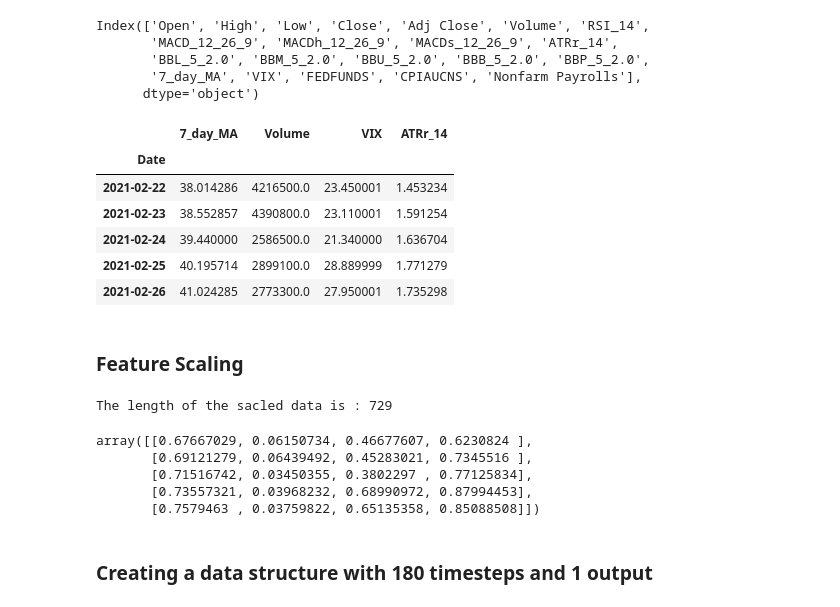
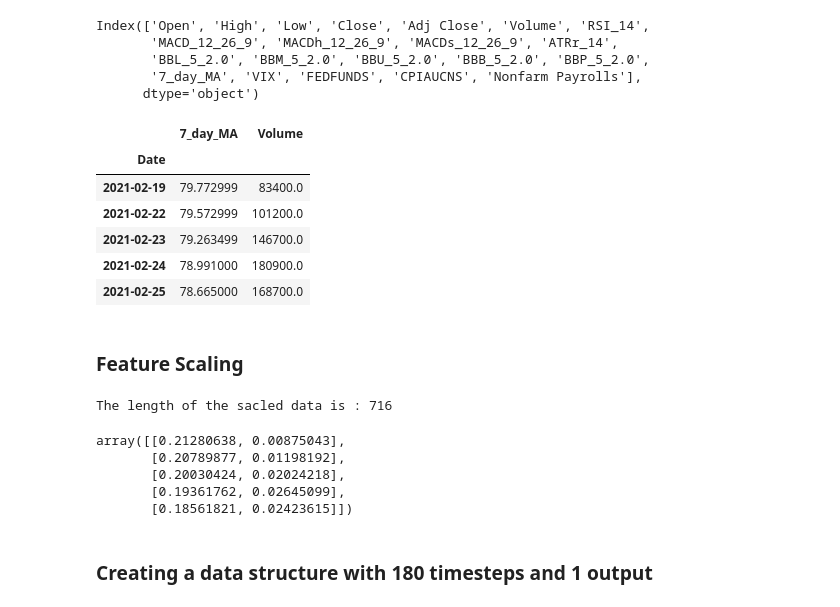
Before and after one commit to obeabi/Stocks_TSA, a Jupyter notebook: StockPrediction.ipynb, the cells around one changed output. Saved outputs shown, nothing was run; the diff lists cells and outputs as text; code cells hidden in the pictures.

```diff
--- a/StockPrediction.ipynb
+++ b/StockPrediction.ipynb
@@ -34,8 +34,8 @@ from keras.layers import Dropout
 ## Fetch & Load the data
 # %%
 # Fetch historical stock data using yfinance
-ticker = 'VNO'
-start_date , end_date = '2021-01-01' , '2024-01-30'
+ticker = 'DSG.TO'
+start_date , end_date = '2021-01-01' , '2024-02-02'
 
 df = yf.download(ticker, start=start_date, end= end_date)
 
@@ -45,7 +45,7 @@ df.ta.macd(close="Close", append=True)
 df.ta.atr(length=14, append=True)
 df.ta.bbands(append=True)
 # Calculate the 7-day moving average
-df['7_day_MA'] = df['Close'].rolling(window=7).mean()
+df['7_day_MA'] = df['Close'].rolling(window=20).mean()
 
 # Fetch Federal Funds Rate data from FRED
 fed_funds_rate = web.DataReader("FEDFUNDS", "fred", start_date, end_date)
@@ -157,41 +157,43 @@ Index(['Open', 'High', 'Low', 'Close', 'Adj Close', 'Volume', 'RSI_14',
 column1 = 'Open'
 column2 = 'Close'
 
 # Create a new column with the average
 #dataset_train['Open'] = dataset_train[[column1, column2]].mean(axis=1)
 #dataset_test['Open'] = dataset_test[[column1, column2]].mean(axis=1)
 
 # You can use 'Open' rather than 'Price'
-features = ['7_day_MA', 'Volume','VIX', 'ATRr_14']
+#features = ['Close', 'Volume']
+features = ['7_day_MA', 'Volume']
+#features = ['7_day_MA', 'Volume','VIX', 'ATRr_14']
 #features = ['Open', 'Close', 'Volume']
 #features = ['Open','price', 'Close', 'Volume', 'RSI_14', 'MACD_12_26_9', 'MACDh_12_26_9','MACDs_12_26_9', 'ATRr_14', 'VIX', 'FEDFUNDS', 'CPIAUCNS']
 
 dataset_train= dataset_train[features].copy()
 dataset_test= dataset_test[features].copy()
 no_indicators = len(features)
 
 
 # Drop rows with missing data
 dataset_train.dropna(inplace= True)
 # Fill missing values in columns 'A' and 'B' using backfill
 #columns_to_fill = features
 #dataset_train[columns_to_fill] = dataset_train[columns_to_fill].fillna(method='bfill')
 
 # Columns to be scaled (excluding Federal Funds Rate)
 #columns_to_scale = ['Open', 'Volume', 'RSI_14', 'VIX']
 
 train_features = dataset_train.iloc[:, 0:].values
 
 
 dataset_train.head()
 # %% [output]
-|  | 7_day_MA | Volume | VIX | ATRr_14 |
-| Date |  |  |  |  |
-| 2021-02-22 | 38.014286 | 4216500.0 | 23.450001 | 1.453234 |
-| 2021-02-23 | 38.552857 | 4390800.0 | 23.110001 | 1.591254 |
-| 2021-02-24 | 39.440000 | 2586500.0 | 21.340000 | 1.636704 |
-| 2021-02-25 | 40.195714 | 2899100.0 | 28.889999 | 1.771279 |
-| 2021-02-26 | 41.024285 | 2773300.0 | 27.950001 | 1.735298 |
+|  | 7_day_MA | Volume |
+| Date |  |  |
+| 2021-02-19 | 79.772999 | 83400.0 |
+| 2021-02-22 | 79.572999 | 101200.0 |
+| 2021-02-23 | 79.263499 | 146700.0 |
+| 2021-02-24 | 78.991000 | 180900.0 |
+| 2021-02-25 | 78.665000 | 168700.0 |
 # %% [markdown]
 ### Feature Scaling
 # %%
@@ -202,12 +204,12 @@ print("The length of the sacled data is :" ,len(training_set_scaled) )
 print()
 training_set_scaled[0:5]
 # %% [output]
-The length of the sacled data is : 729
+The length of the sacled data is : 716
-array([[0.67667029, 0.06150734, 0.46677607, 0.6230824 ],
-       [0.69121279, 0.06439492, 0.45283021, 0.7345516 ],
-       [0.71516742, 0.03450355, 0.3802297 , 0.77125834],
-       [0.73557321, 0.03968232, 0.68990972, 0.87994453],
-       [0.7579463 , 0.03759822, 0.65135358, 0.85088508]])
+array([[0.21280638, 0.00875043],
+       [0.20789877, 0.01198192],
+       [0.20030424, 0.02024218],
+       [0.19361762, 0.02645099],
+       [0.18561821, 0.02423615]])
 # %% [markdown]
 ### Creating a data structure with 180 timesteps and 1 output
 # %%
```
Also changed, not shown: parts of 12 cells of this notebook.
